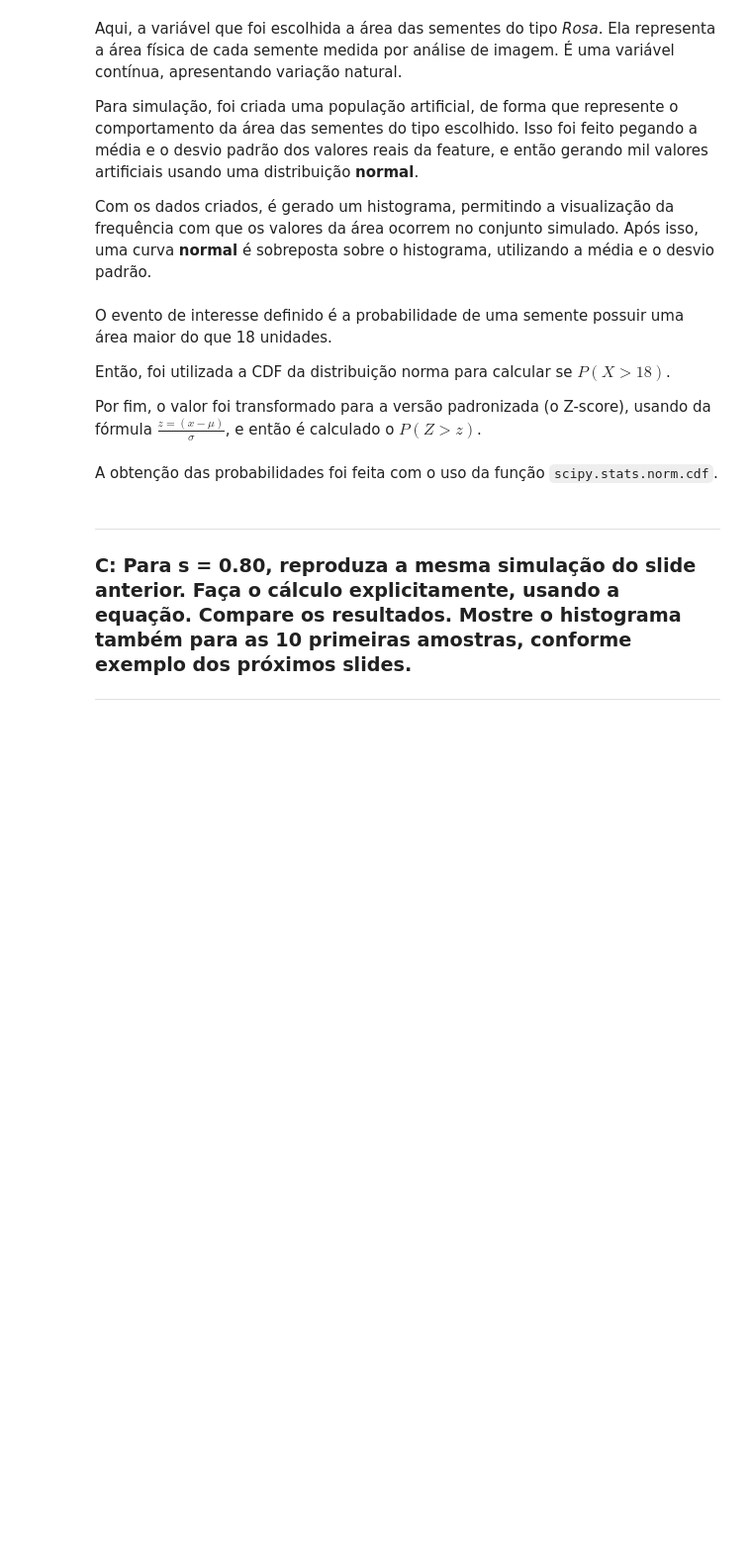
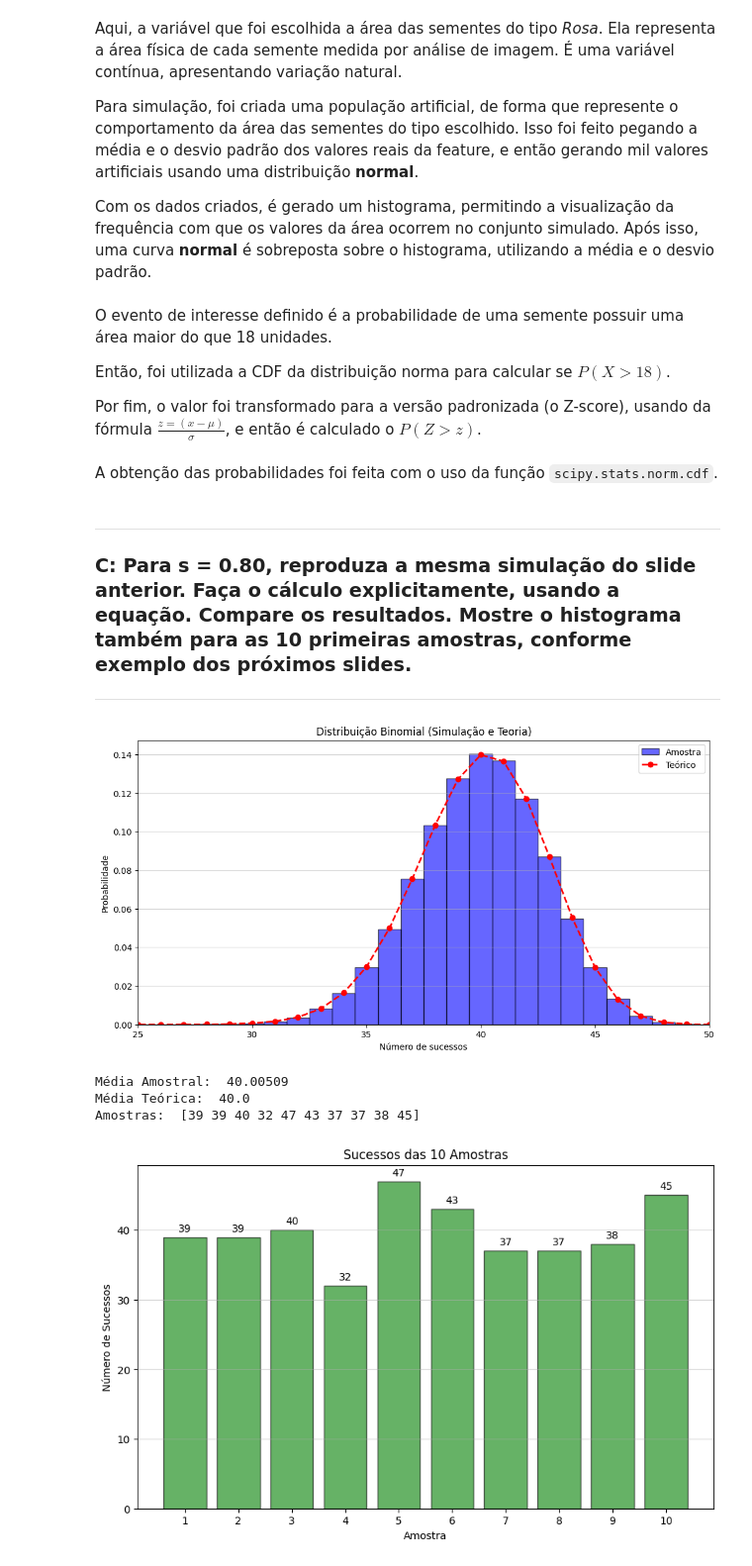
Before and after one commit to jeffersondamasceno/Estatistica-LLM-Atividade1, a Jupyter notebook: Estatistica_LLM_Atividade1.ipynb, the cells around one changed output. Shown at 99% size. Cells and saved outputs as stored; diff of their text form; code cells hidden in the pictures; blank space fills up the shorter version.

```diff
--- a/Estatistica_LLM_Atividade1.ipynb
+++ b/Estatistica_LLM_Atividade1.ipynb
@@ -133,3 +133,52 @@ A obtenção das probabilidades foi feita com o uso da função `scipy.stats.nor
 ---
 ### **C:** Para s = 0.80, reproduza a mesma simulação do slide anterior. Faça o cálculo explicitamente, usando a equação. Compare os resultados. Mostre o histograma também para as 10 primeiras amostras, conforme exemplo dos próximos slides.
 ---
+# %%
+n = 50
+s = 0.8
+q = 1 - s
+qtd_amostras = 100000
+
+dados = np.random.binomial(n=n, p=s, size=qtd_amostras)
+
+plt.figure(figsize=(12, 6))
+cont, bins, patches = plt.hist(dados, bins=np.arange(n+2)-0.5, density=True, alpha=0.6, color='b', edgecolor="black", label="Amostra")
+
+x_valor = np.arange(0, n+1)
+p_teorico = [math.comb(n, x) * (s ** x) * (q ** (n - x)) for x in x_valor]
+
+plt.plot(x_valor, p_teorico, 'r--o', label="Teórico", linewidth=2)
+plt.title("Distribuição Binomial (Simulação e Teoria)")
+plt.xlabel("Número de sucessos")
+plt.ylabel("Probabilidade")
+plt.legend()
+plt.grid(axis="y", alpha=0.5)
+plt.xlim(25, 50)
+plt.show()
+
+media_s = np.mean(dados)
+media_t = n * s
+print("Média Amostral: ", media_s)
+print("Média Teórica: ", media_t)
+
+amostras10 = dados[:10]
+print("Amostras: ", amostras10)
+
+plt.figure(figsize=(10, 6))
+barras = plt.bar(np.arange(len(amostras10)), height=amostras10, alpha=0.6, color='g', edgecolor='black')
+
+for barra in barras:
+  valor = barra.get_height()
+  plt.text(barra.get_x() + barra.get_width() / 2, valor + 0.5, int(valor), ha='center', va='bottom')
+plt.title("Sucessos das 10 Amostras")
+plt.xlabel("Amostra")
+plt.ylabel("Número de Sucessos")
+plt.xticks(np.arange(len(amostras10)), labels=[f'{i+1}' for i in range(len(amostras10))])
+plt.grid(axis="y", alpha=0.5)
+plt.show()
+# %% [output]
+[figure, added]
+Média Amostral:  40.00509
+Média Teórica:  40.0
+Amostras:  [39 39 40 32 47 43 37 37 38 45]
+[figure, added]
```
Also changed, not shown: parts of 6 cells of this notebook.
